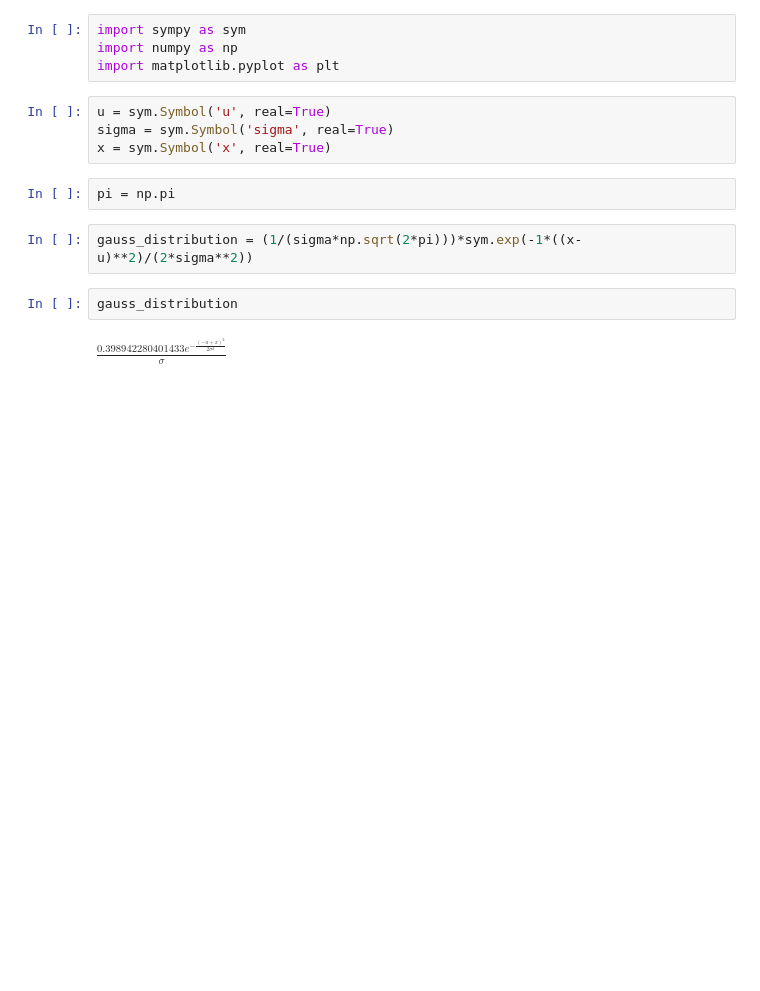
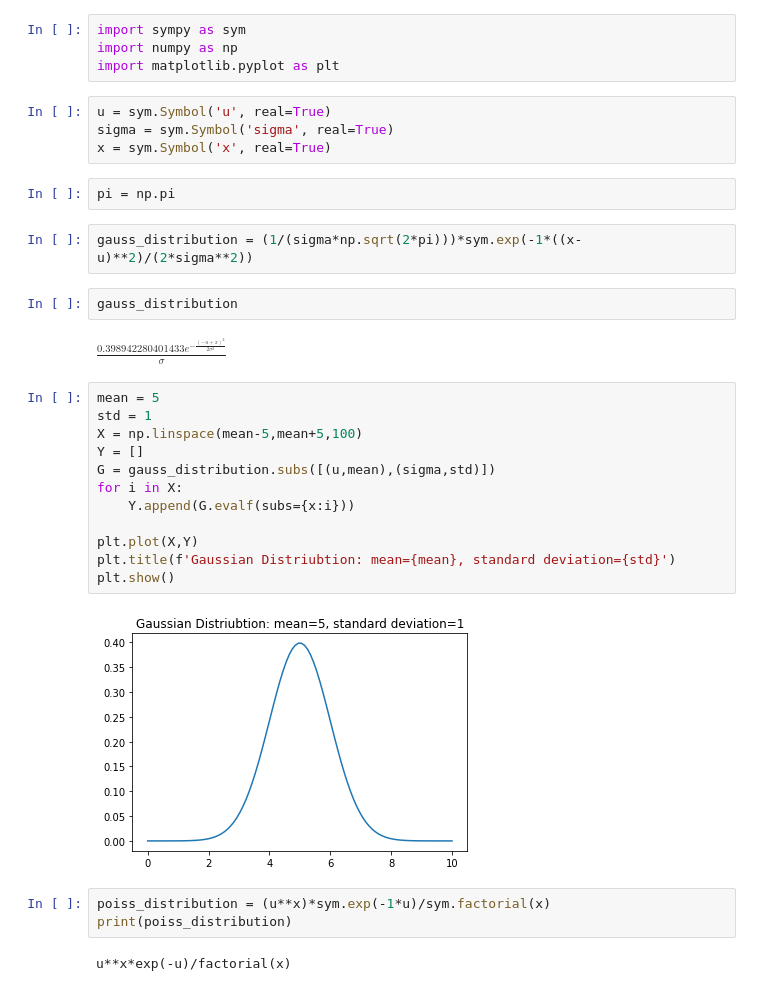
Before and after one commit to gmitchener/quantum_project, a Jupyter notebook: MLE_notebook.ipynb, the cells around one changed output. Cells and saved outputs as stored; diff of their text form; blank space fills up the shorter version.

```diff
--- a/MLE_notebook.ipynb
+++ b/MLE_notebook.ipynb
@@ -14,3 +14,22 @@ gauss_distribution = (1/(sigma*np.sqrt(2*pi)))*sym.exp(-1*((x-u)**2)/(2*sigma**2
 gauss_distribution
 # %% [output]
 $\displaystyle \frac{0.398942280401433 e^{- \frac{\left(- u + x\right)^{2}}{2 \sigma^{2}}}}{\sigma}$
+# %%
+mean = 5
+std = 1
+X = np.linspace(mean-5,mean+5,100)
+Y = []
+G = gauss_distribution.subs([(u,mean),(sigma,std)])
+for i in X:
+    Y.append(G.evalf(subs={x:i}))
+
+plt.plot(X,Y)
+plt.title(f'Gaussian Distriubtion: mean={mean}, standard deviation={std}')
+plt.show()
+# %% [output]
+[figure, added]
+# %%
+poiss_distribution = (u**x)*sym.exp(-1*u)/sym.factorial(x)
+print(poiss_distribution)
+# %% [output]
+u**x*exp(-u)/factorial(x)
```
Also changed, not shown: parts of 28 cells of this notebook, 8 other files.
